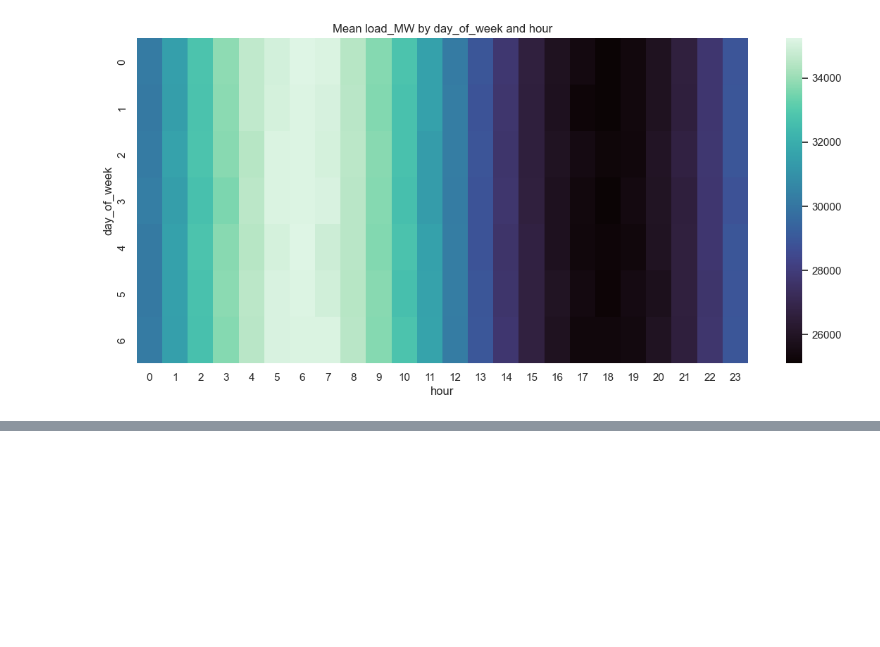
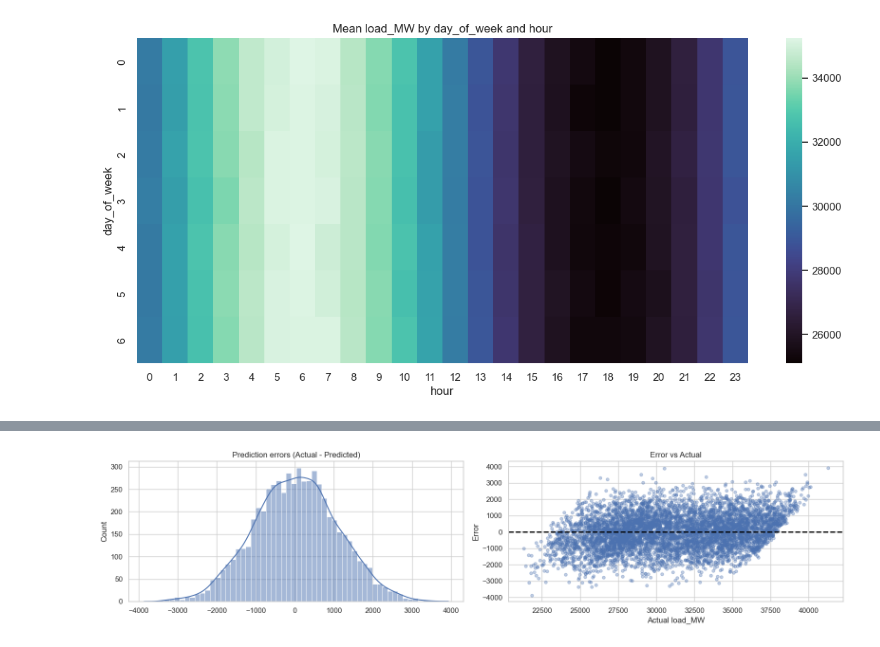
Before and after one commit to Osknot/ELECTRICAL-LOAD-PREDICTION, a Jupyter notebook: Notebooks/load_forecasting.ipynb, the cells around one changed output, grey strips where cells are left out. Cells and saved outputs as stored; diff of their text form; code cells hidden in the pictures; blank space fills up the shorter version.

```diff
--- a/Notebooks/load_forecasting.ipynb
+++ b/Notebooks/load_forecasting.ipynb
@@ -254,0 +458,18 @@ plt.show()
+# %%
+# --- Error analysis ---
+errors = y_test.values - y_pred_test
+fig, axes = plt.subplots(1, 2, figsize=(16, 4))
+
+sns.histplot(errors, bins=60, kde=True, ax=axes[0])
+axes[0].set_title("Prediction errors (Actual - Predicted)")
+
+axes[1].scatter(df_test_plot[target_col], errors, alpha=0.35, s=20)
+axes[1].axhline(0, color="black", linewidth=2, linestyle="--")
+axes[1].set_xlabel("Actual load_MW")
+axes[1].set_ylabel("Error")
+axes[1].set_title("Error vs Actual")
+
+plt.tight_layout()
+plt.show()
+# %% [output]
+[figure, added]
```
Also changed, not shown: parts of 20 cells of this notebook, 9 other files.
